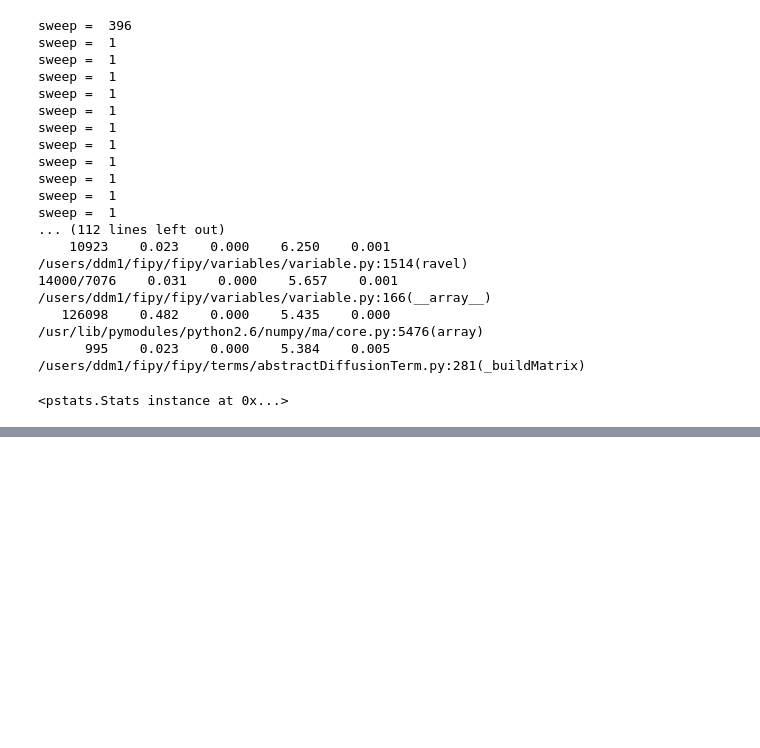
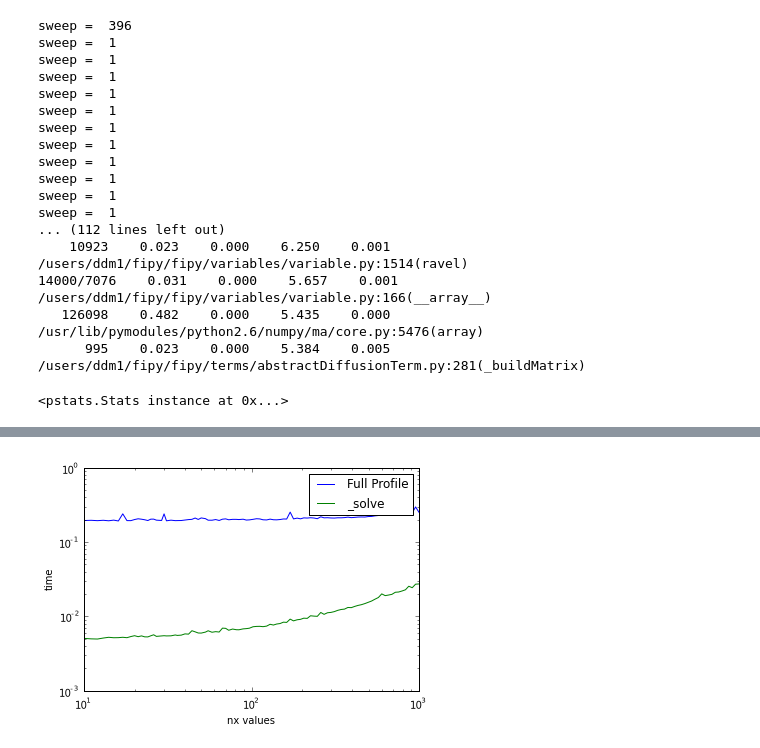
Before and after one commit to dmurali1/SURF2013, a Jupyter notebook: Preliminary_Profiling.ipynb, the cells around one changed output, grey strips where cells are left out. Cells and saved outputs as stored; diff of their text form; code cells hidden in the pictures; blank space fills up the shorter version.

```diff
--- a/Preliminary_Profiling.ipynb
+++ b/Preliminary_Profiling.ipynb
@@ -144,0 +151,5 @@ sweep =  1
+# %%
+import coupled1D
+plotStats(coupled1D, "_solve")
+# %% [output]
+[figure, added]
```
Also changed, not shown: parts of 7 cells of this notebook, 2 other files.
